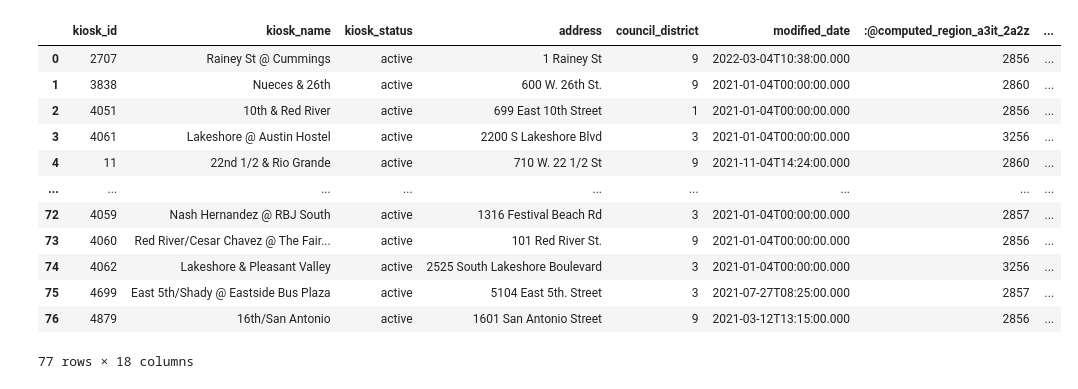
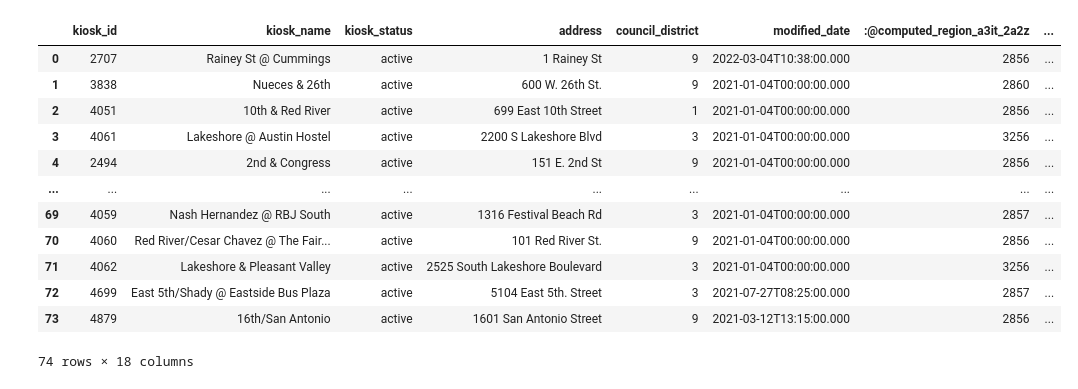
Before and after one commit to anonUnderground/openDataStories, a Jupyter notebook: src/data-processing/create_kiosk_vis_json.ipynb, the cells around one changed output. Drawn from its saved outputs; the diff is of its cells as text; code cells hidden in the pictures.

```diff
--- a/src/data-processing/create_kiosk_vis_json.ipynb
+++ b/src/data-processing/create_kiosk_vis_json.ipynb
@@ -7,28 +10,22 @@ from math import radians, cos, sin, asin, sqrt
 # %%
 kiosks_df = pd.read_csv('../../data/processed/Kiosk_with_LatLong.csv')
-
-# Filter the DataFrame for rows where 'kiosk_status' is 'active'
-kiosks_df = kiosks_df[kiosks_df["kiosk_status"] == 'active']
-
-# Remove rows where 'kiosk_id' is 0
-kiosks_df = kiosks_df[kiosks_df["kiosk_id"] != 0]
 
 # Reset the index of the DataFrame
 kiosks_df.reset_index(drop=True, inplace=True)
 
 display(kiosks_df)
 # %% [output]
 |  | kiosk_id | kiosk_name | kiosk_status | address | council_district | modified_date | :@computed_region_a3it_2a2z | ... |
 | 0 | 2707 | Rainey St @ Cummings | active | 1 Rainey St | 9 | 2022-03-04T10:38:00.000 | 2856 | ... |
 | 1 | 3838 | Nueces & 26th | active | 600 W. 26th St. | 9 | 2021-01-04T00:00:00.000 | 2860 | ... |
 | 2 | 4051 | 10th & Red River | active | 699 East 10th Street | 1 | 2021-01-04T00:00:00.000 | 2856 | ... |
 | 3 | 4061 | Lakeshore @ Austin Hostel | active | 2200 S Lakeshore Blvd | 3 | 2021-01-04T00:00:00.000 | 3256 | ... |
-| 4 | 11 | 22nd 1/2 & Rio Grande | active | 710 W. 22 1/2 St | 9 | 2021-11-04T14:24:00.000 | 2860 | ... |
+| 4 | 2494 | 2nd & Congress | active | 151 E. 2nd St | 9 | 2021-01-04T00:00:00.000 | 2856 | ... |
 | ... | ... | ... | ... | ... | ... | ... | ... | ... |
-| 72 | 4059 | Nash Hernandez @ RBJ South | active | 1316 Festival Beach Rd | 3 | 2021-01-04T00:00:00.000 | 2857 | ... |
-| 73 | 4060 | Red River/Cesar Chavez @ The Fair... | active | 101 Red River St. | 9 | 2021-01-04T00:00:00.000 | 2856 | ... |
-| 74 | 4062 | Lakeshore & Pleasant Valley | active | 2525 South Lakeshore Boulevard | 3 | 2021-01-04T00:00:00.000 | 3256 | ... |
-| 75 | 4699 | East 5th/Shady @ Eastside Bus Plaza | active | 5104 East 5th. Street | 3 | 2021-07-27T08:25:00.000 | 2857 | ... |
-| 76 | 4879 | 16th/San Antonio | active | 1601 San Antonio Street | 9 | 2021-03-12T13:15:00.000 | 2856 | ... |
+| 69 | 4059 | Nash Hernandez @ RBJ South | active | 1316 Festival Beach Rd | 3 | 2021-01-04T00:00:00.000 | 2857 | ... |
+| 70 | 4060 | Red River/Cesar Chavez @ The Fair... | active | 101 Red River St. | 9 | 2021-01-04T00:00:00.000 | 2856 | ... |
+| 71 | 4062 | Lakeshore & Pleasant Valley | active | 2525 South Lakeshore Boulevard | 3 | 2021-01-04T00:00:00.000 | 3256 | ... |
+| 72 | 4699 | East 5th/Shady @ Eastside Bus Plaza | active | 5104 East 5th. Street | 3 | 2021-07-27T08:25:00.000 | 2857 | ... |
+| 73 | 4879 | 16th/San Antonio | active | 1601 San Antonio Street | 9 | 2021-03-12T13:15:00.000 | 2856 | ... |
-77 rows × 18 columns
+74 rows × 18 columns
 # %%
```
Also changed, not shown: parts of 4 cells of this notebook, 1 other file.
